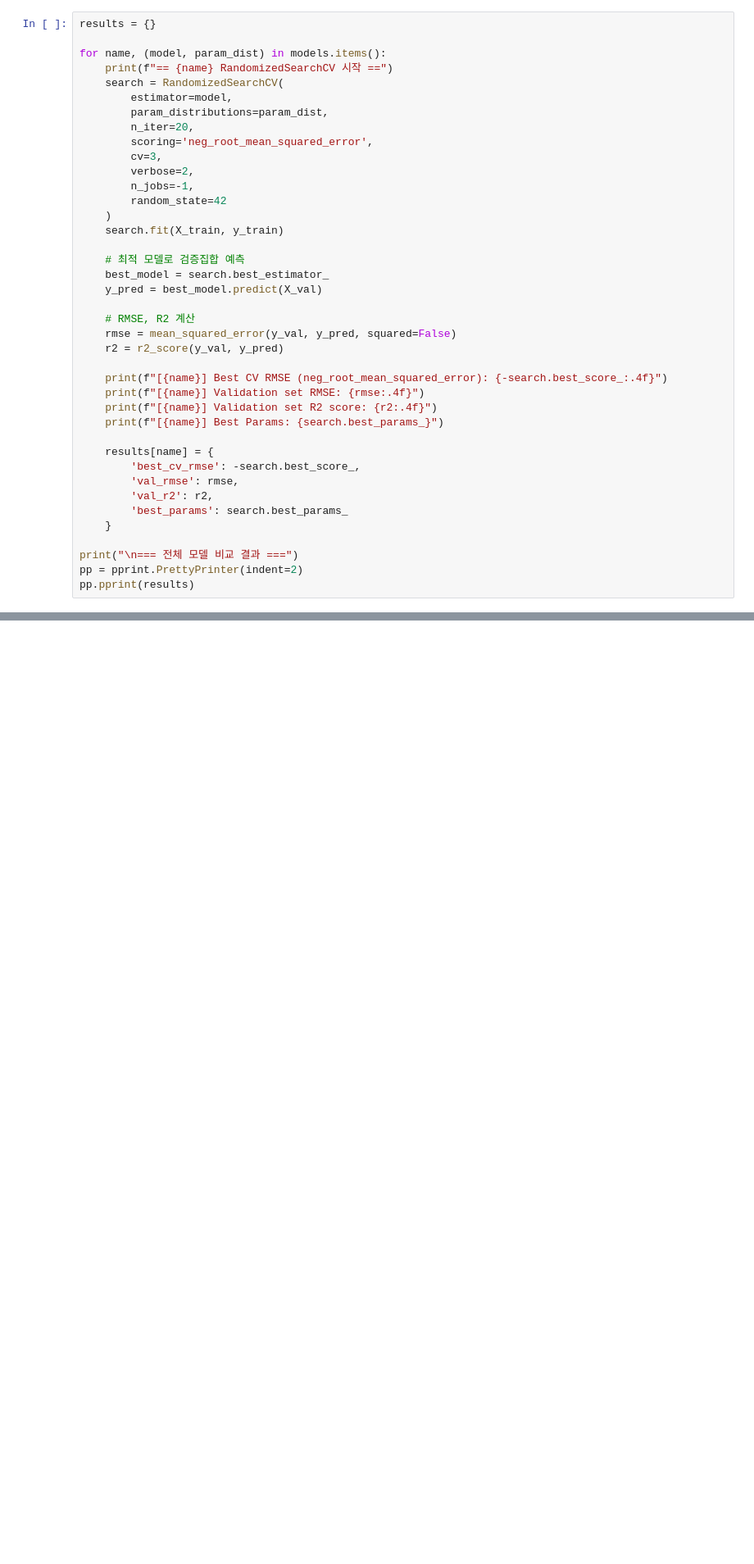
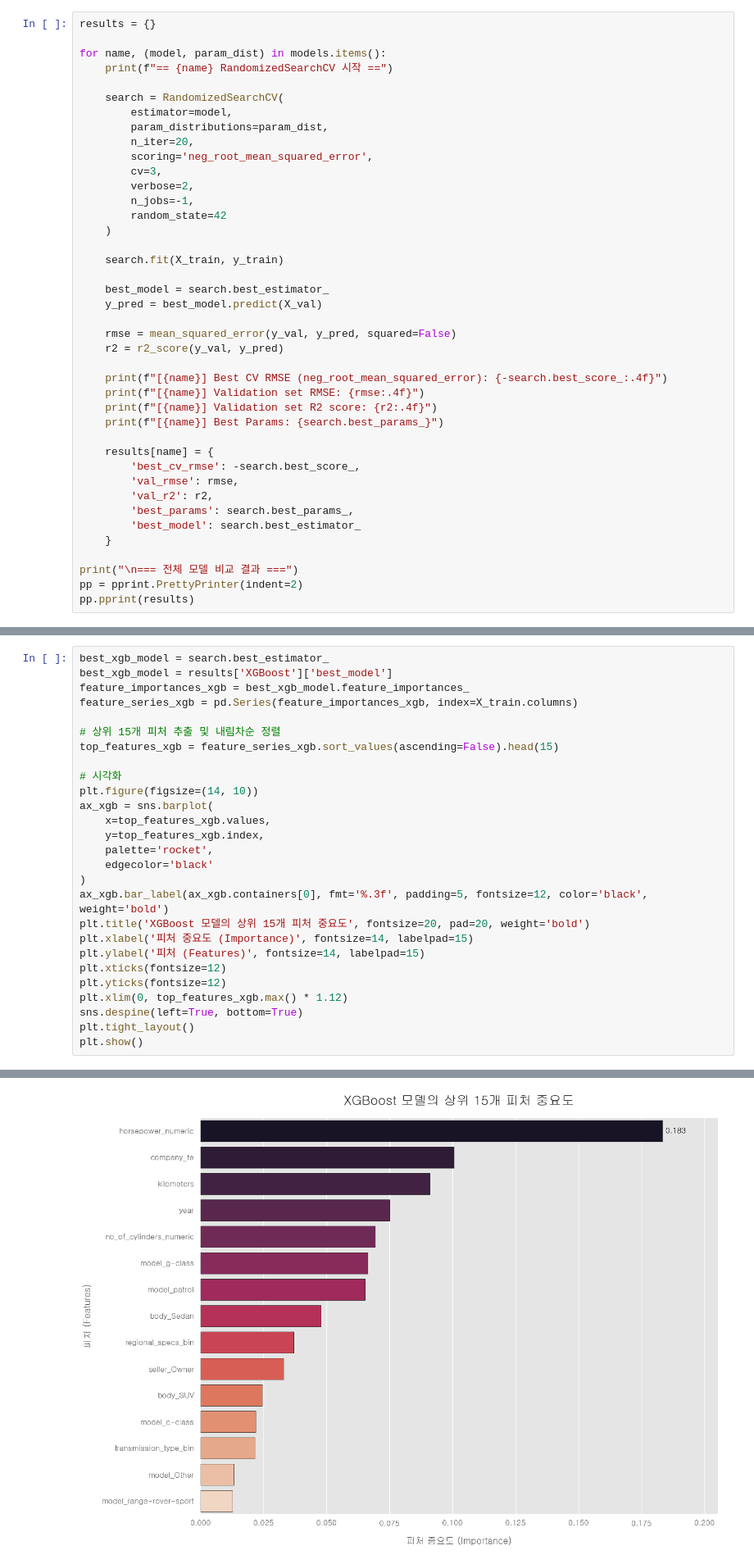
Before and after one commit to sjun4040/used-car-price-prediction, a Jupyter notebook: used-car-price-predict.ipynb, the cells around one changed output, grey strips where cells are left out. Shown at 82% size. Cells and saved outputs as stored; diff of their text form; blank space fills up the shorter version.

```diff
--- a/used-car-price-predict.ipynb
+++ b/used-car-price-predict.ipynb
@@ -1780,6 +1780,7 @@ results = {}
 
 for name, (model, param_dist) in models.items():
     print(f"== {name} RandomizedSearchCV 시작 ==")
+
     search = RandomizedSearchCV(
         estimator=model,
         param_distributions=param_dist,
@@ -1790,13 +1791,12 @@ for name, (model, param_dist) in models.items():
         n_jobs=-1,
         random_state=42
     )
+
     search.fit(X_train, y_train)
 
-    # 최적 모델로 검증집합 예측
     best_model = search.best_estimator_
     y_pred = best_model.predict(X_val)
 
-    # RMSE, R2 계산
     rmse = mean_squared_error(y_val, y_pred, squared=False)
     r2 = r2_score(y_val, y_pred)
 
@@ -1809,7 +1809,8 @@ for name, (model, param_dist) in models.items():
         'best_cv_rmse': -search.best_score_,
         'val_rmse': rmse,
         'val_r2': r2,
-        'best_params': search.best_params_
+        'best_params': search.best_params_,
+        'best_model': search.best_estimator_
     }
 
 print("\n=== 전체 모델 비교 결과 ===")
@@ -1851,0 +1855,28 @@ Fitting 3 folds for each of 20 candidates, totalling 60 fits
+# %%
+best_xgb_model = search.best_estimator_
+best_xgb_model = results['XGBoost']['best_model']
+feature_importances_xgb = best_xgb_model.feature_importances_
+feature_series_xgb = pd.Series(feature_importances_xgb, index=X_train.columns)
+
+# 상위 15개 피처 추출 및 내림차순 정렬
+top_features_xgb = feature_series_xgb.sort_values(ascending=False).head(15)
+
+# 시각화
+plt.figure(figsize=(14, 10))
+ax_xgb = sns.barplot(
+    x=top_features_xgb.values,
+    y=top_features_xgb.index,
+    palette='rocket',
+    edgecolor='black'
+)
+ax_xgb.bar_label(ax_xgb.containers[0], fmt='%.3f', padding=5, fontsize=12, color='black', weight='bold')
+plt.title('XGBoost 모델의 상위 15개 피처 중요도', fontsize=20, pad=20, weight='bold')
+plt.xlabel('피처 중요도 (Importance)', fontsize=14, labelpad=15)
+plt.ylabel('피처 (Features)', fontsize=14, labelpad=15)
+plt.xticks(fontsize=12)
+plt.yticks(fontsize=12)
+plt.xlim(0, top_features_xgb.max() * 1.12)
+sns.despine(left=True, bottom=True)
+plt.tight_layout()
+plt.show()
+# %% [output]
@@ -1851,0 +1886 @@ Fitting 3 folds for each of 20 candidates, totalling 60 fits
+[figure, added]
```
Also changed, not shown: parts of 7 cells of this notebook.
